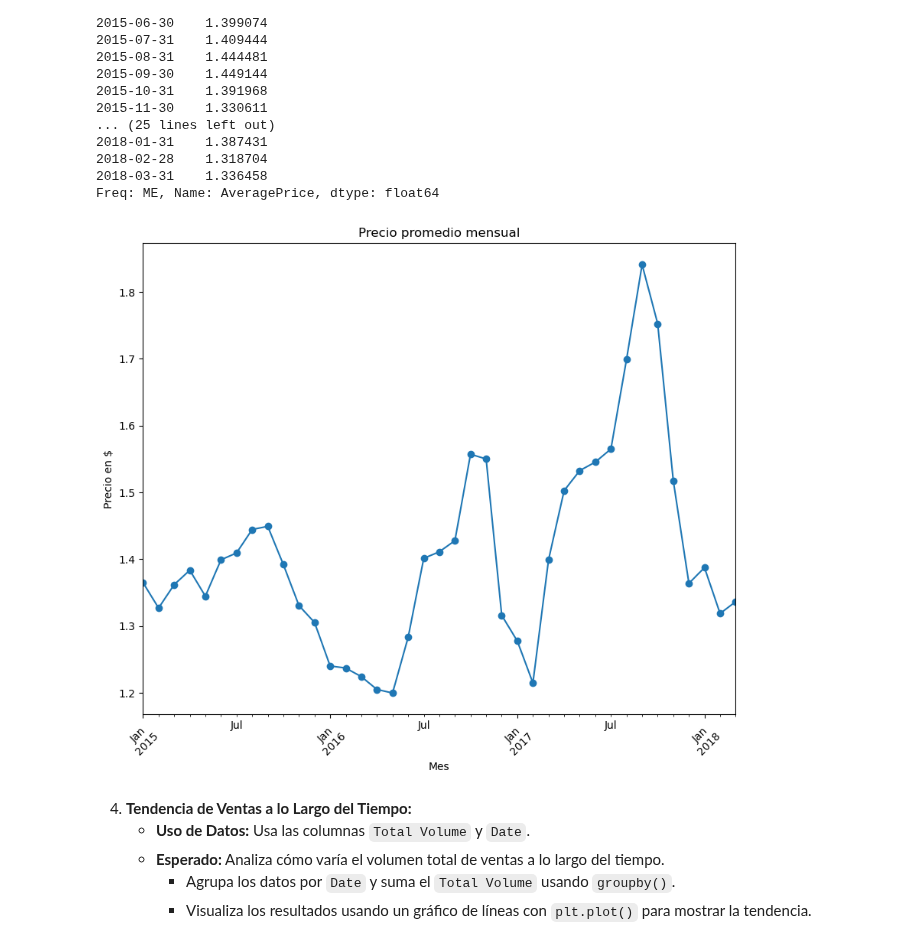
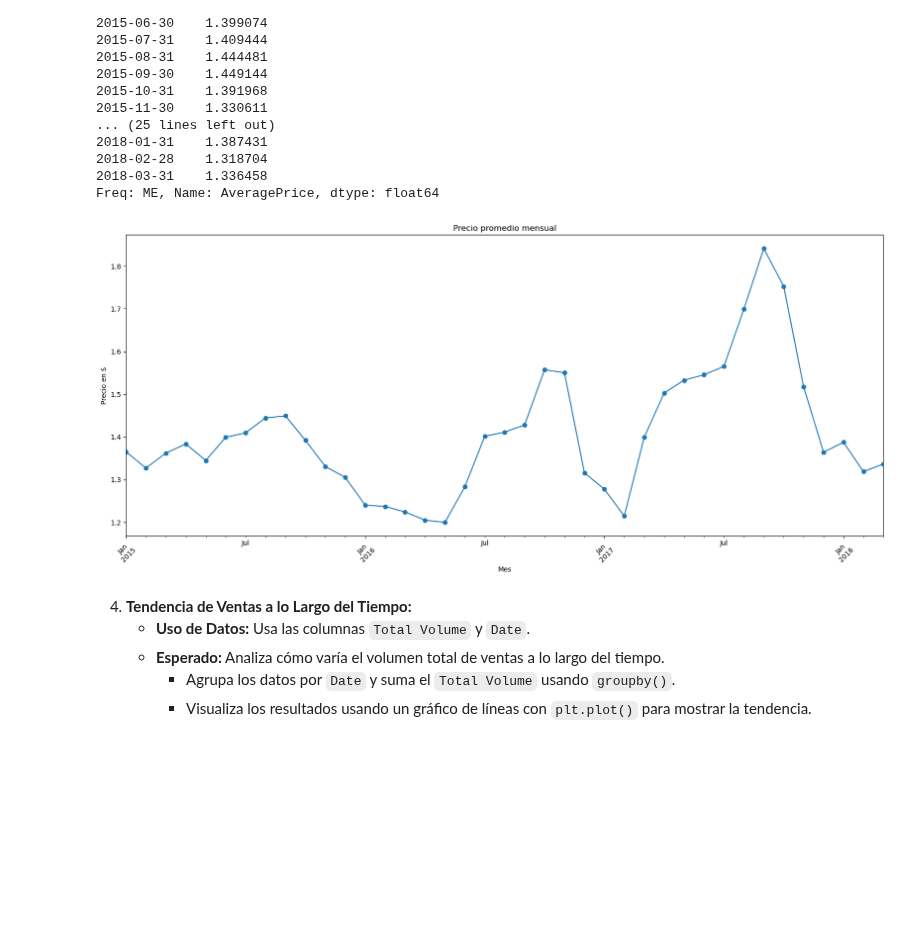
Before and after one commit to albagd77/MAGic-Avocado-TP1, a Jupyter notebook: 01_series_temporales.ipynb, the cells around one changed output. Saved outputs shown, nothing was run; the diff lists cells and outputs as text; code cells hidden in the pictures; blank space fills up the shorter version.

```diff
--- a/01_series_temporales.ipynb
+++ b/01_series_temporales.ipynb
@@ -144,15 +144,14 @@ Date
 2018-03-31    1.336458
 Freq: ME, Name: AveragePrice, dtype: float64
 # %%
-plt.figure(figsize=(10,8))
 grouped_data.plot(marker='o')
 plt.title('Precio promedio mensual')
 plt.xlabel('Mes')
 plt.ylabel('Precio en $')
 plt.xticks(rotation=45)
 plt.show()
 # %% [output]
-[figure, old version]
+[figure, new version]
 # %% [markdown]
 
 4. **Tendencia de Ventas a lo Largo del Tiempo:**
```
Also changed, not shown: parts of 2 cells of this notebook.
